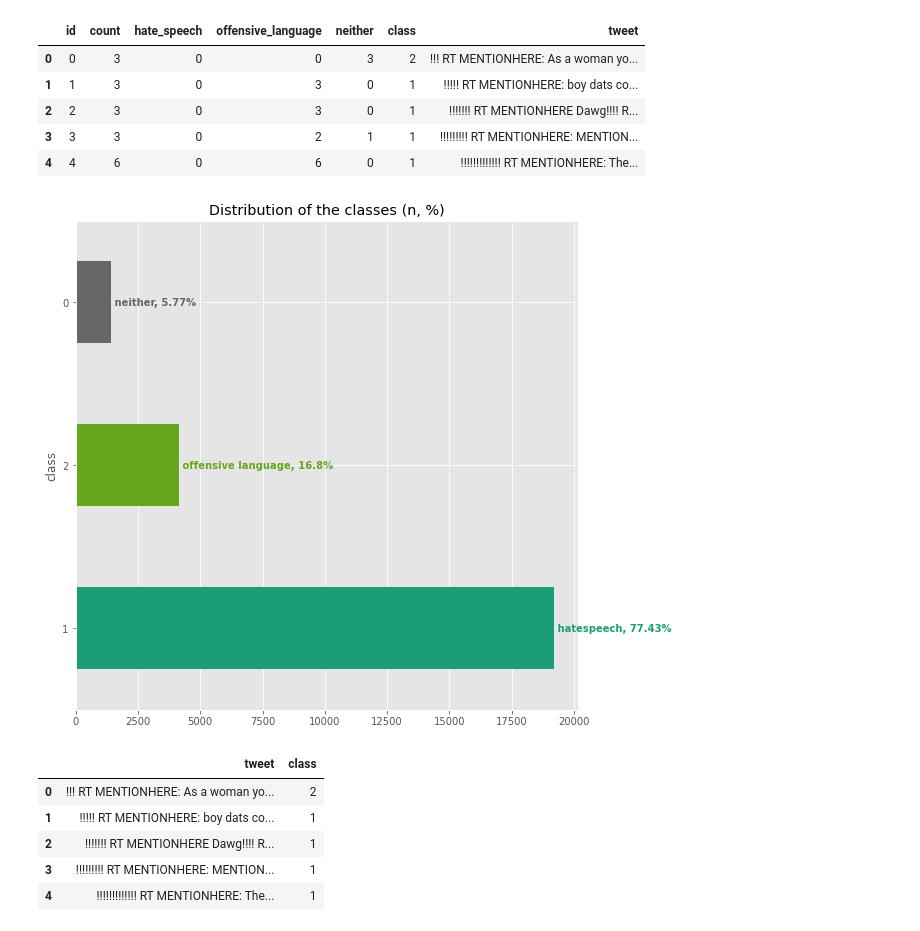
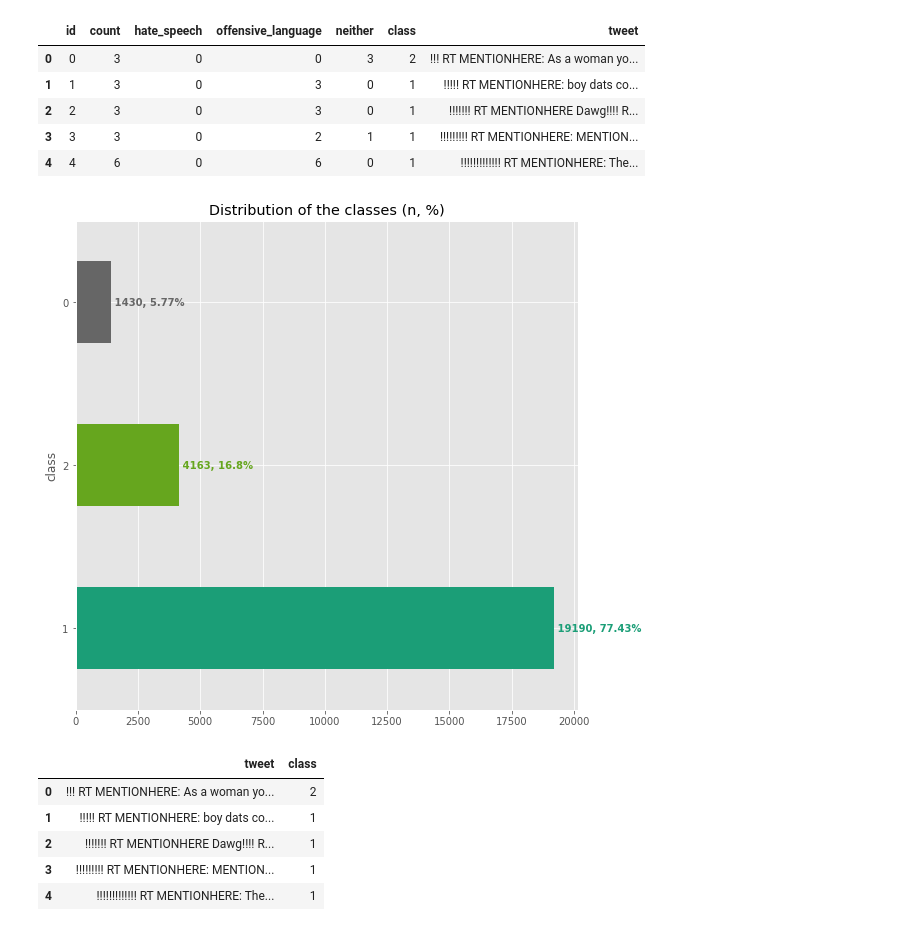
Before and after one commit to Meapy/FYP---Realtime-hatespeech-detection-on-discord-messages, a Jupyter notebook: Prototype3/main.ipynb, the cells around one changed output. Drawn from its saved outputs; the diff is of its cells as text; code cells hidden in the pictures.

```diff
--- a/Prototype3/main.ipynb
+++ b/Prototype3/main.ipynb
@@ -28,7 +28,7 @@ import tensorflow as tf
 import pandas as pd
 import re
 
-dataset = pd.read_csv('../data/labeled_data.csv')
+dataset = pd.read_csv('../data/labeled_data.csv', index_col=False)
 
 def process_tweets(df):
     """
@@ -74,34 +74,28 @@ dataset.head()
 # %%
 import numpy as np
 import matplotlib.pyplot as plt
 plt.style.use('ggplot')
 
 
 num_classes = len(dataset["class"].value_counts())
 
 colors = plt.cm.Dark2(np.linspace(0, 1, num_classes))
 iter_color = iter(colors)
 
 dataset['class'].value_counts().plot.barh(title="Distribution of the classes (n, %)",
                                                  ylabel="class",
                                                  color=colors,
                                                  figsize=(9,9))
 
 for i, v in enumerate(dataset['class'].value_counts()):
     c = next(iter_color)
-    if i == 0:
-      k = "hatespeech"
-    elif i == 1:
-        k = "offensive language"
-    else:
-        k = "neither"
     plt.text(v, i,
-            " "+str(k)+", "+str(round(v*100/dataset.shape[0],2))+"%",
+            " "+str(v)+", "+str(round(v*100/dataset.shape[0],2))+"%",
             color=c,
             va='center',
             fontweight='bold')
 # %% [output]
-[figure, old version]
+[figure, new version]
 # %%
 dataset.drop(columns=['hate_speech','offensive_language','neither','count'], inplace=True)
 #swap the columns tweet and class
```
Also changed, not shown: parts of 11 cells of this notebook, 5 other files.
